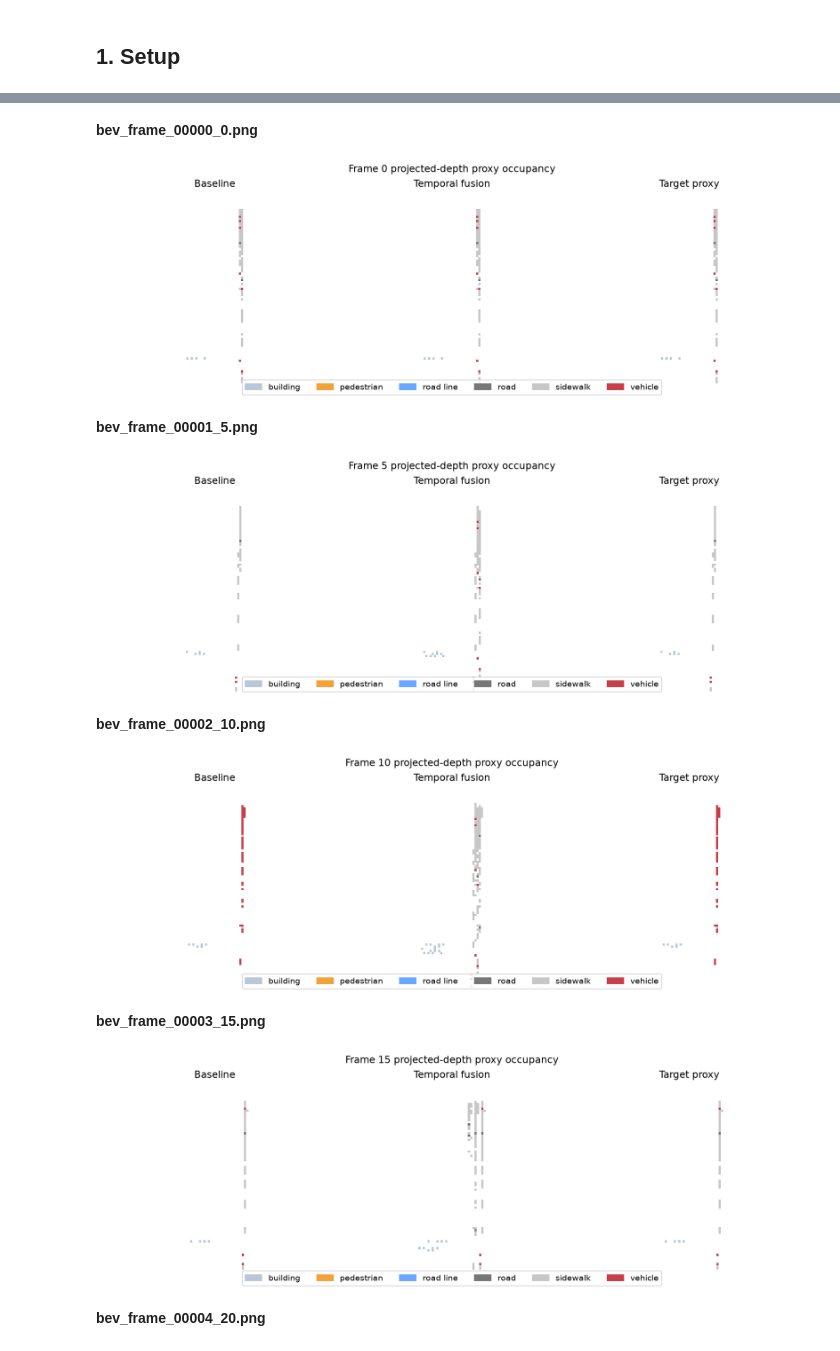
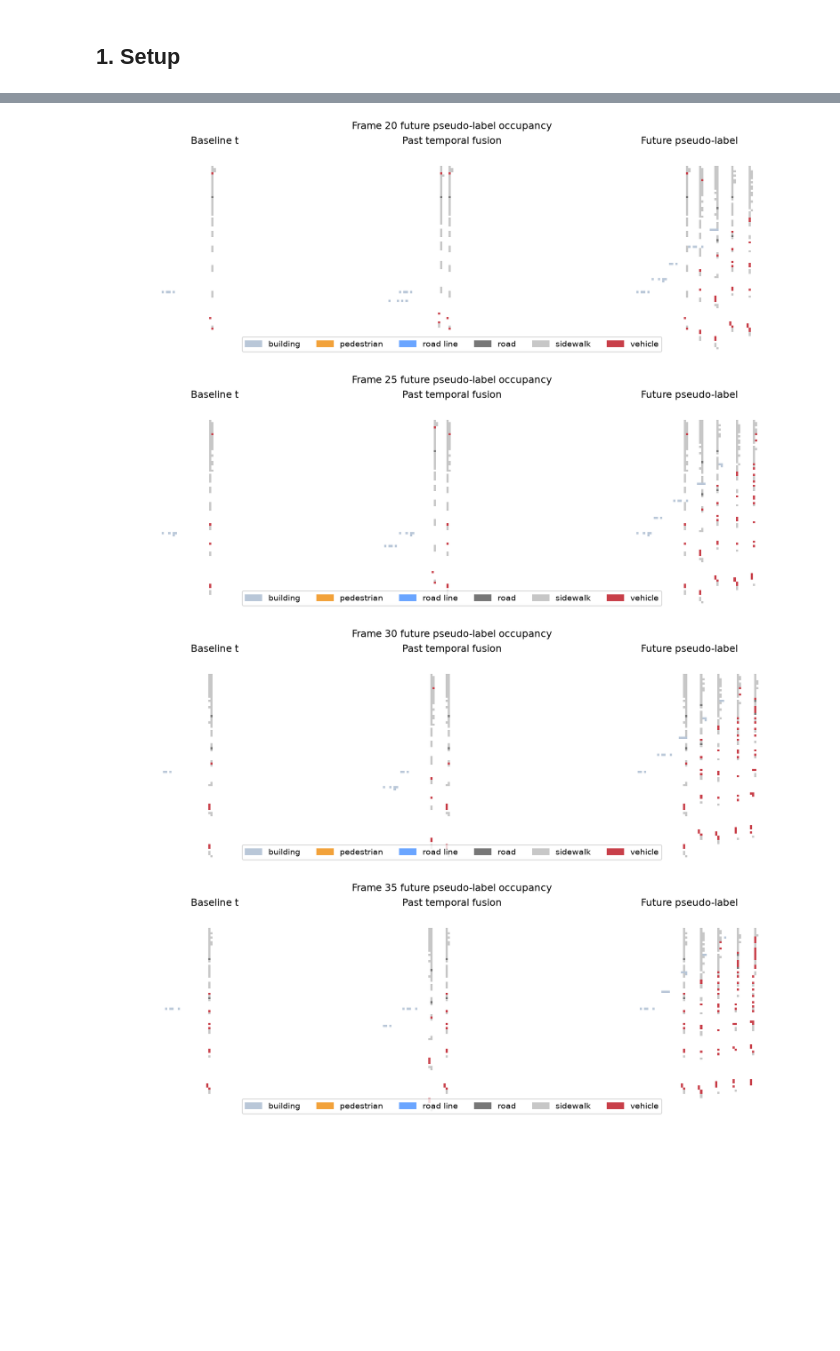
Before and after one commit to donaldng05/carla, a Jupyter notebook: notebooks/phase2_bounded_iou_evaluation.ipynb, the cells around one changed output, grey strips where cells are left out. Saved outputs shown, nothing was run; the diff lists cells and outputs as text; code cells hidden in the pictures; blank space fills up the shorter version.

```diff
--- a/notebooks/phase2_bounded_iou_evaluation.ipynb
+++ b/notebooks/phase2_bounded_iou_evaluation.ipynb
@@ -31,5 +37,5 @@ OUTPUT_DIR.mkdir(parents=True, exist_ok=True)
 # %%
-config = Phase2CarlaEvalConfig(
+current_config = Phase2CarlaEvalConfig(
     max_frames=MAX_FRAMES,
     output_dir=OUTPUT_DIR,
     occupancy_threshold=OCCUPANCY_THRESHOLD,
@@ -37,7 +43,7 @@ config = Phase2CarlaEvalConfig(
     bev_frame_count=5,
 )
 
-artifacts = run_bounded_carla_iou_evaluation(config=config)
-for name, path in artifacts.__dict__.items():
+current_artifacts = run_bounded_carla_iou_evaluation(config=current_config)
+for name, path in current_artifacts.__dict__.items():
     print(f"{name}: {path}")
 # %% [output]
@@ -82,0 +86,30 @@ display(Markdown(f"**Free-space note:** {run_summary['free_space_note']}"))
+# %%
+def load_summary(path: Path) -> dict:
+    return json.loads(Path(path).read_text(encoding="utf-8"))
+
+baseline = load_summary(future_artifacts.baseline_iou)
+temporal = load_summary(future_artifacts.temporal_iou)
+summary = load_summary(future_artifacts.eval_summary)
+
+base_by_id = {row["class_id"]: row for row in baseline["classes"]}
+temp_by_id = {row["class_id"]: row for row in temporal["classes"]}
+rows = []
+for class_id, base in base_by_id.items():
+    temp = temp_by_id[class_id]
+    informative = base["union"] > 0 or temp["union"] > 0
+    rows.append(
+        {
+            "class_name": base["class_name"],
+            "baseline_iou": base["iou"],
+            "temporal_iou": temp["iou"],
+            "delta": temp["iou"] - base["iou"],
+            "baseline_union": base["union"],
+            "temporal_union": temp["union"],
+            "informative": informative,
+        }
+    )
+
+df = pd.DataFrame(rows)
+display(df.style.format({"baseline_iou": "{:.3f}", "temporal_iou": "{:.3f}", "delta": "{:+.3f}"}))
+print(f"Processed anchors: {summary['processed_anchor_count']} / requested {summary['requested_anchor_count']}")
+print(f"Selected fusion profile: {summary['selected_profile']} @ threshold {summary['selected_occupancy_threshold']}")
@@ -121,0 +183,5 @@
+# %%
+alignment = load_summary(future_artifacts.alignment_summary)
+print(json.dumps({k: v for k, v in alignment.items() if k != "records"}, indent=2))
+for image_path in alignment["image_paths"]:
+    display(Image(filename=image_path))
@@ -124,14 +208,8 @@
 # %%
-for image_path in artifacts.bev_images[:5]:
-    display(Markdown(f"**{image_path.name}**"))
+for image_path in future_artifacts.bev_images[:5]:
     display(Image(filename=str(image_path)))
 # %% [output]
-**bev_frame_00000_0.png**
-[figure, old version]
+[figure, new version]
-**bev_frame_00001_5.png**
-[figure, old version]
+[figure, new version]
-**bev_frame_00002_10.png**
-[figure, old version]
+[figure, new version]
-**bev_frame_00003_15.png**
-[figure, old version]
+[figure, new version]
-**bev_frame_00004_20.png**
```
Also changed, not shown: parts of 21 cells of this notebook, 2 other files.
